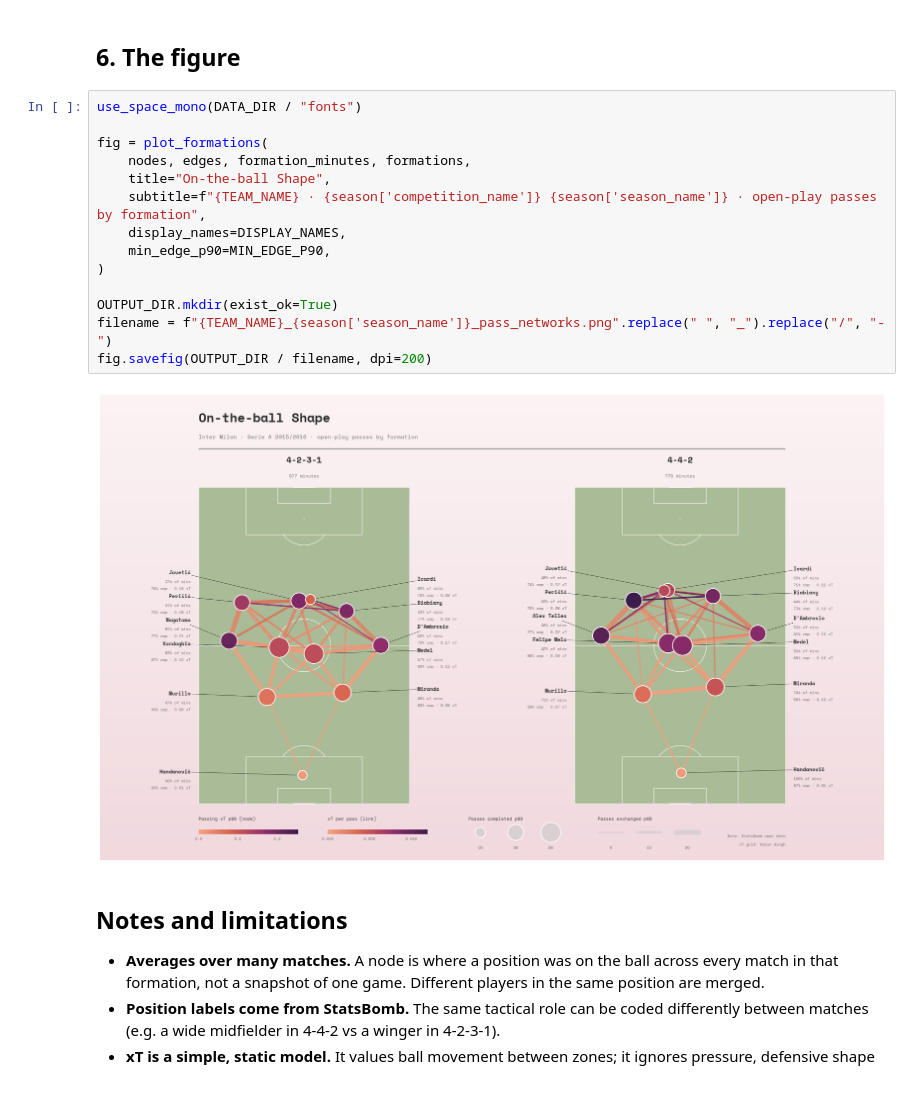
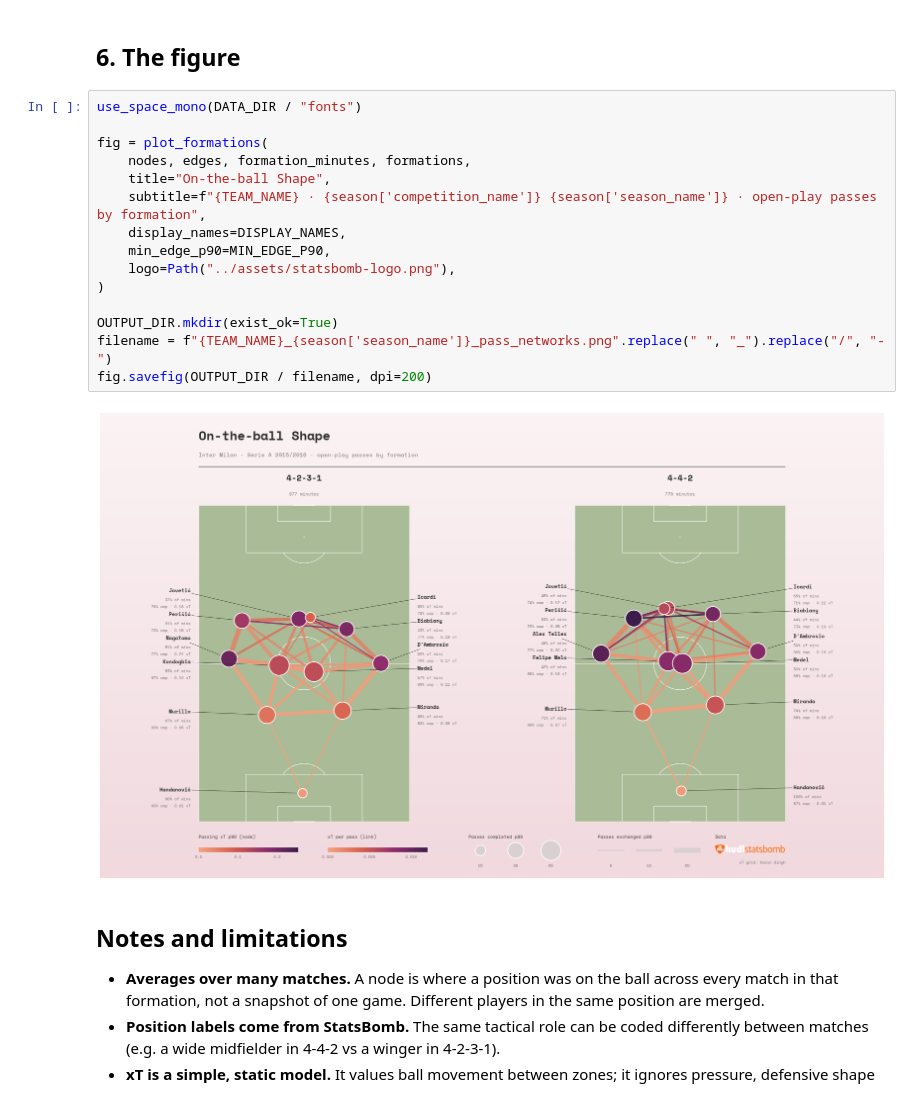
Before and after one commit to macrohaitink/statsbomb-pass-network, a Jupyter notebook: notebooks/inter_2015_16_pass_network.ipynb, the cells around one changed output. Drawn from its saved outputs; the diff is of its cells as text.

Commit message:
Add StatsBomb logo to figure credits

```diff
--- a/notebooks/inter_2015_16_pass_network.ipynb
+++ b/notebooks/inter_2015_16_pass_network.ipynb
@@ -196,19 +196,20 @@ edges = build_edges(network_passes, nodes, formation_minutes)
 # %%
 use_space_mono(DATA_DIR / "fonts")
 
 fig = plot_formations(
     nodes, edges, formation_minutes, formations,
     title="On-the-ball Shape",
     subtitle=f"{TEAM_NAME} · {season['competition_name']} {season['season_name']} · open-play passes by formation",
     display_names=DISPLAY_NAMES,
     min_edge_p90=MIN_EDGE_P90,
+    logo=Path("../assets/statsbomb-logo.png"),
 )
 
 OUTPUT_DIR.mkdir(exist_ok=True)
 filename = f"{TEAM_NAME}_{season['season_name']}_pass_networks.png".replace(" ", "_").replace("/", "-")
 fig.savefig(OUTPUT_DIR / filename, dpi=200)
 # %% [output]
-[figure, old version]
+[figure, new version]
 # %% [markdown]
 ## Notes and limitations
 
```
Also changed, not shown: 3 other files.
